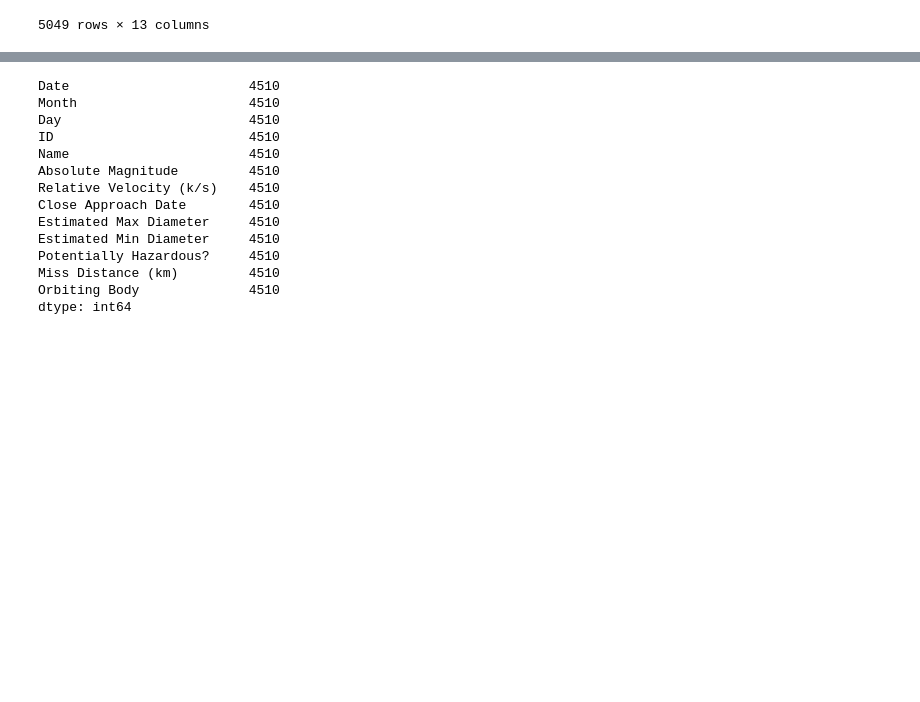
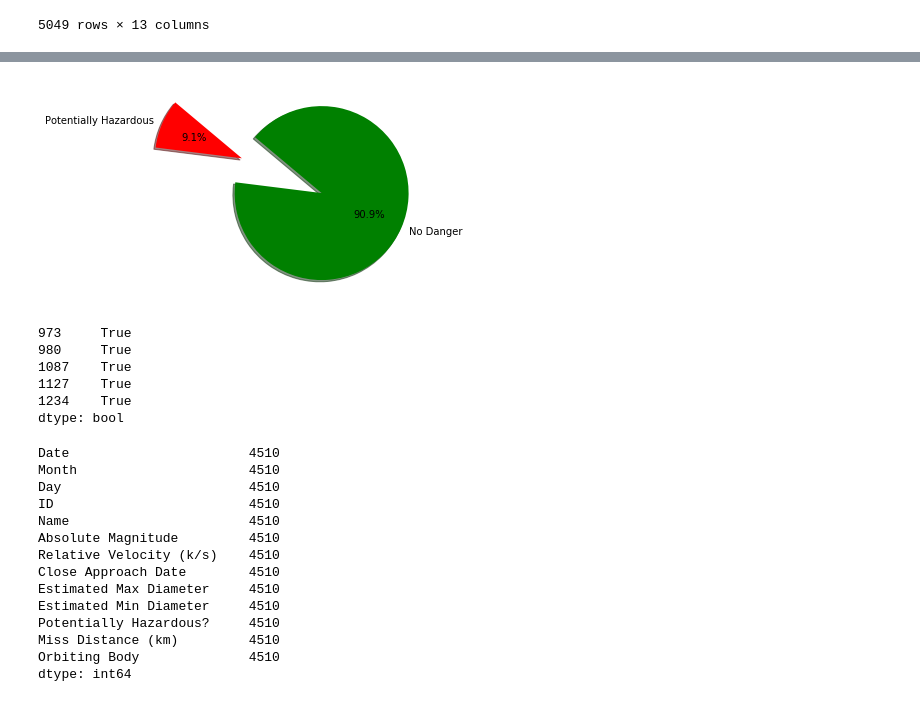
Before and after one commit to AmyAndersson/Datanauts_Project, a Jupyter notebook: DF.ipynb, the cells around one changed output, grey strips where cells are left out. Saved outputs shown, nothing was run; the diff lists cells and outputs as text; code cells hidden in the pictures; blank space fills up the shorter version.

```diff
--- a/DF.ipynb
+++ b/DF.ipynb
@@ -85,3 +113,29 @@ ALLAbyMon=ALL_count_2.plot(kind="bar", title="Asterids by Month")
+# %%
+labels = ["Potentially Hazardous", "No Danger"]
+
+# The values of each section of the pie chart
+sizes = [461, 4588]
+
+# The colors of each section of the pie chart
+colors = ["red", "green"]
+
+# Tells matplotlib to seperate the "Humans" section from the others
+explode = (1, 0)
+plt.pie(sizes, explode=explode, labels=labels, colors=colors,
+        autopct="%1.1f%%", shadow=True, startangle=140);
+# %% [output]
+[figure, added]
+# %%
+samsies=Asteroids.duplicated("ID")
+samsies=samsies.loc[samsies == True]
+samsies.head()
+# %% [output]
+973     True
+980     True
+1087    True
+1127    True
+1234    True
+dtype: bool
 # %%
 single_asteroid=Asteroids.drop_duplicates("ID",keep='first')
 single_asteroid.count()
```
Also changed, not shown: parts of 10 cells of this notebook.
